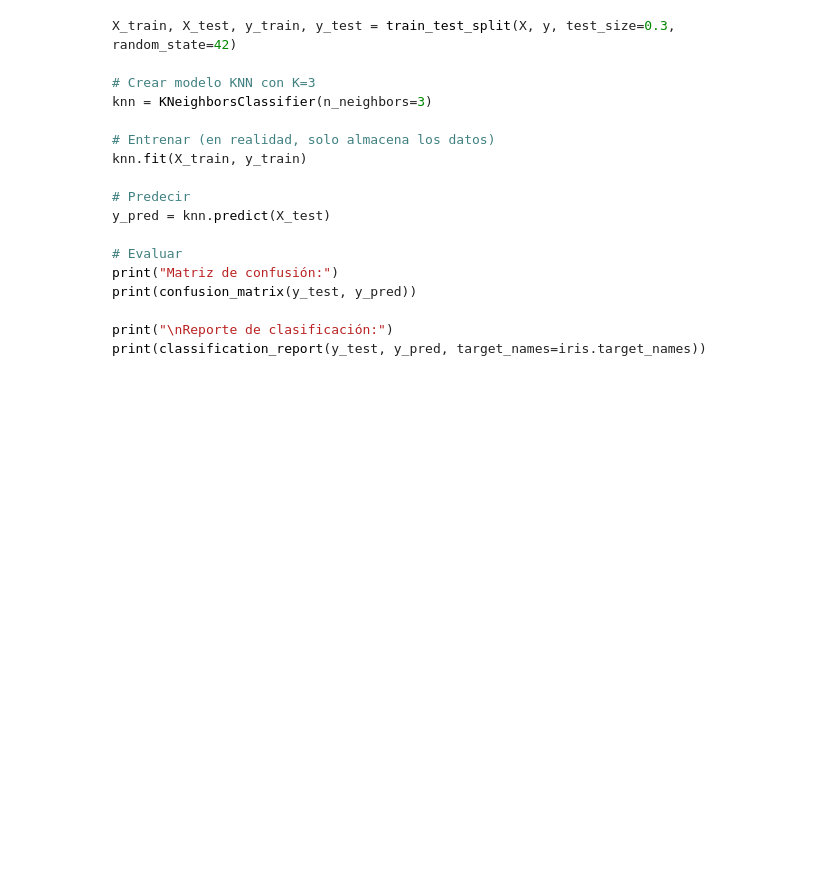
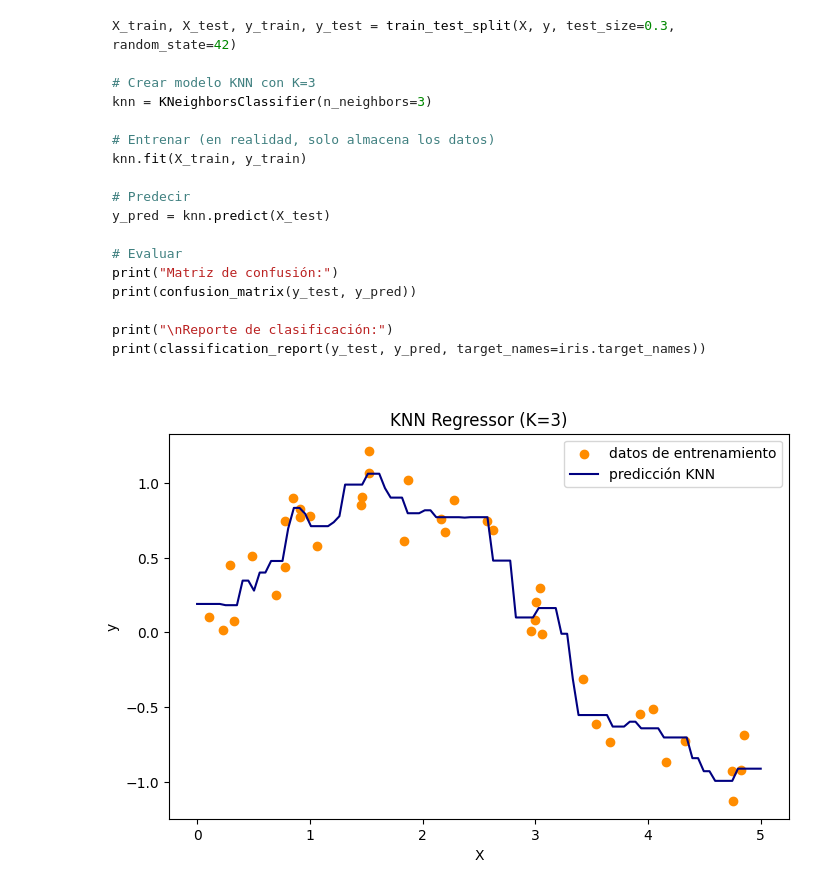
Before and after one commit to davidlealo/sic_ai_2025_jun, a Jupyter notebook: 03machinelearning/clase_11.ipynb, the cells around one changed output. Drawn from its saved outputs; the diff is of its cells as text; code cells hidden in the pictures; blank space fills up the shorter version.

```diff
--- a/03machinelearning/clase_11.ipynb
+++ b/03machinelearning/clase_11.ipynb
@@ -526,3 +526,34 @@ print(confusion_matrix(y_test, y_pred))
 
 print("\nReporte de clasificación:")
 print(classification_report(y_test, y_pred, target_names=iris.target_names))
+# %%
+import numpy as np
+import matplotlib.pyplot as plt
+from sklearn.neighbors import KNeighborsRegressor
+
+# Generar datos de ejemplo
+np.random.seed(42)
+X = np.sort(5 * np.random.rand(40, 1), axis=0)
+y = np.sin(X).ravel() + 0.2 * np.random.randn(40)
+
+# Crear modelo KNN Regressor
+knn_reg = KNeighborsRegressor(n_neighbors=3)
+
+# Entrenar el modelo
+knn_reg.fit(X, y)
+
+# Predecir nuevos valores
+X_test = np.linspace(0, 5, 100).reshape(-1, 1)
+y_pred = knn_reg.predict(X_test)
+
+# Graficar
+plt.figure(figsize=(8, 5))
+plt.scatter(X, y, color="darkorange", label="datos de entrenamiento")
+plt.plot(X_test, y_pred, color="navy", label="predicción KNN")
+plt.title("KNN Regressor (K=3)")
+plt.xlabel("X")
+plt.ylabel("y")
+plt.legend()
+plt.show()
+# %% [output]
+[figure, added]
```
Also changed, not shown: parts of 3 cells of this notebook.
